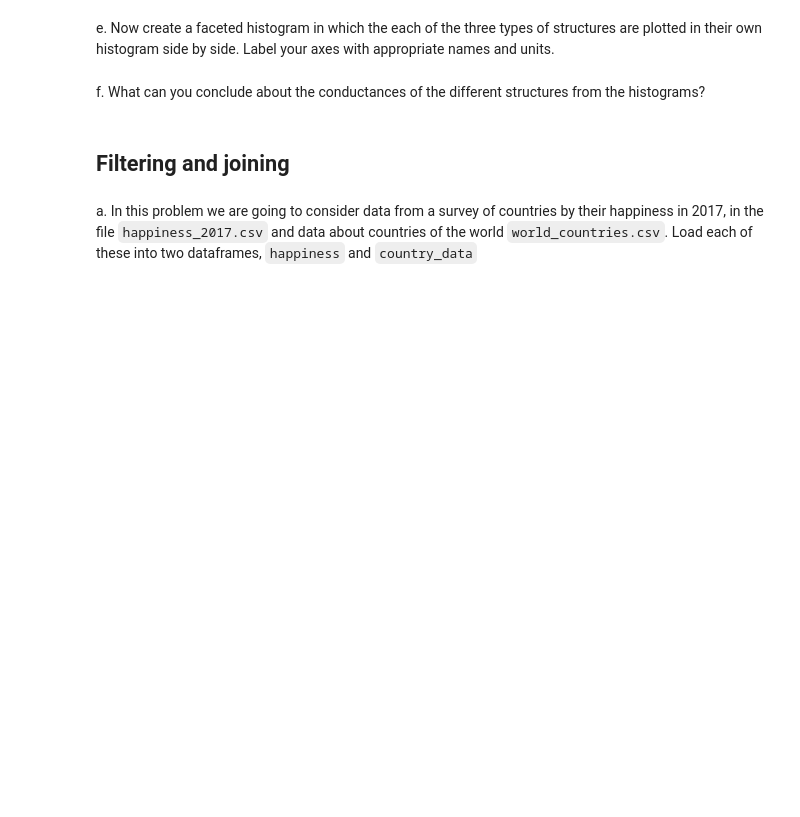
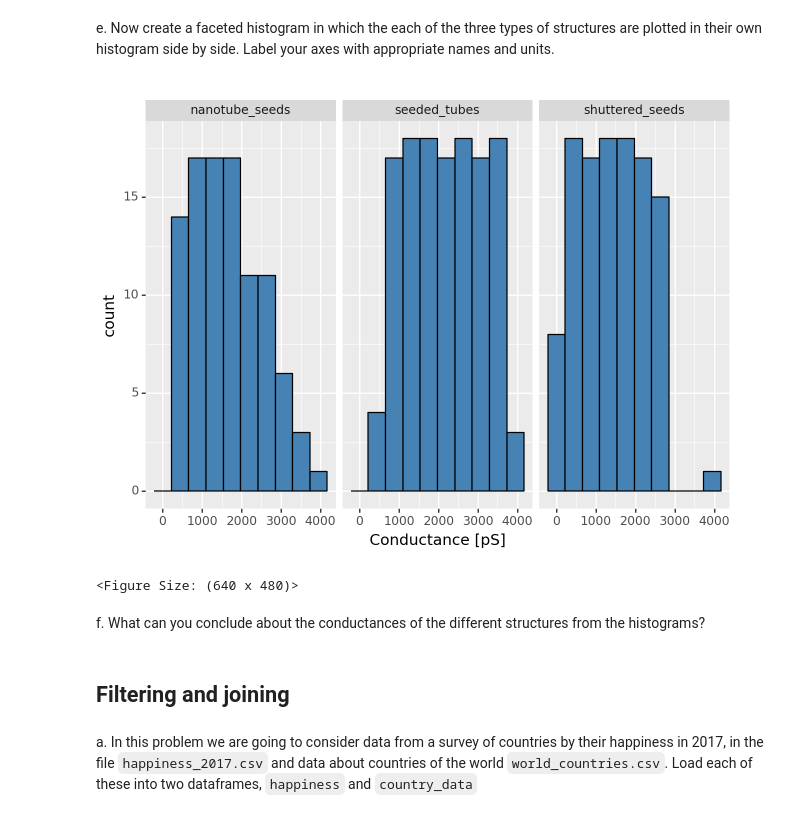
Before and after one commit to vivek-booshan/schulman, a Jupyter notebook: HW1/HW_1.ipynb, the cells around one changed output. Drawn from its saved outputs; the diff is of its cells as text; code cells hidden in the pictures; blank space fills up the shorter version.

```diff
--- a/HW1/HW_1.ipynb
+++ b/HW1/HW_1.ipynb
@@ -178,5 +174,15 @@ d.  Create a histogram of all of the conductances as a single plot.  Label your
 # %% [markdown]
 e.  Now create a faceted histogram in which the each of the three types of structures are plotted in their own histogram side by side.   Label your axes with appropriate names and units.
+# %%
+(
+    ggplot(conductances) +
+    aes("Conductance [pS]") +
+    geom_histogram(fill="steelblue", color="black") +
+    facet_wrap("name")
+)
+# %% [output]
+[figure, added]
+<Figure Size: (640 x 480)>
 # %% [markdown]
 f.  What can you conclude about the conductances of the different structures from the histograms?
 # %% [markdown]
```
Also changed, not shown: parts of 2 cells of this notebook.
